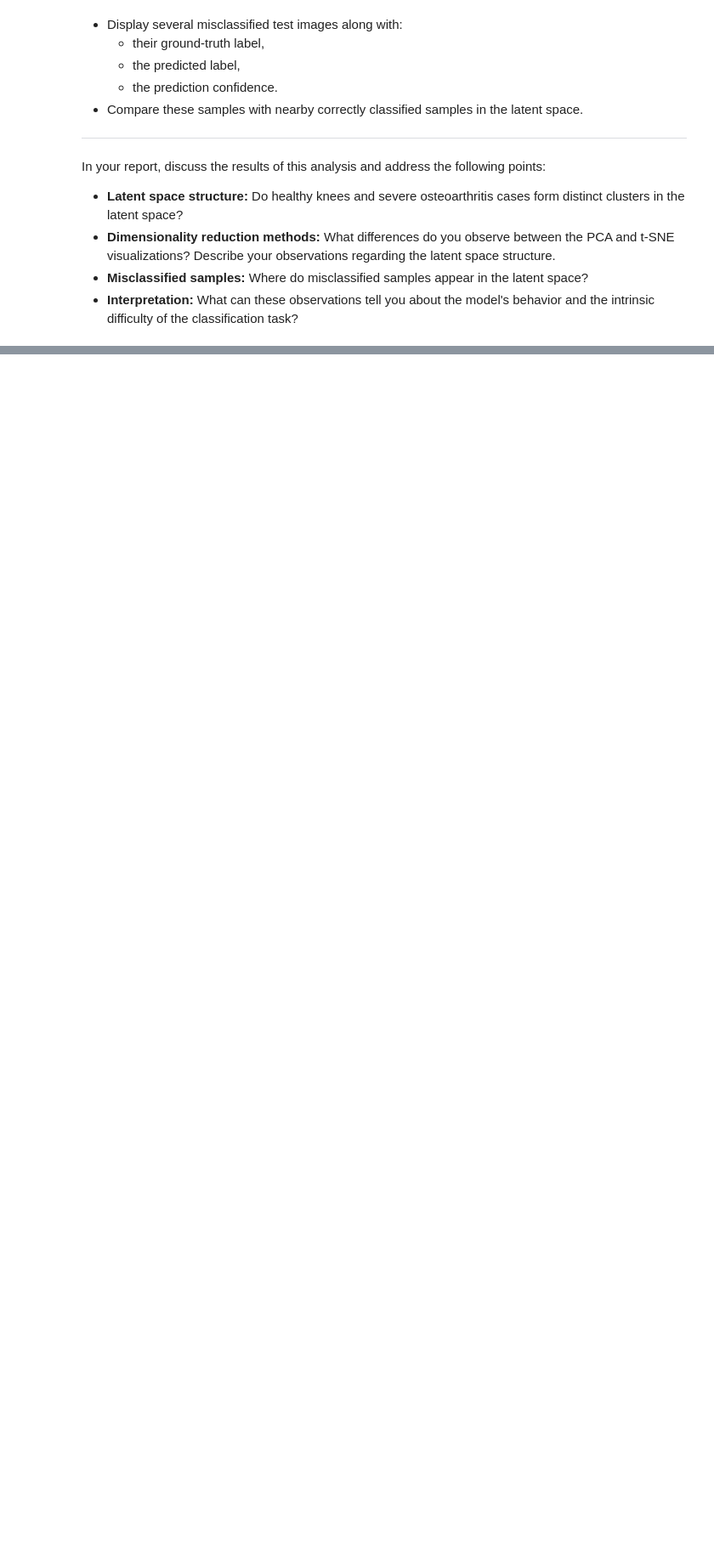
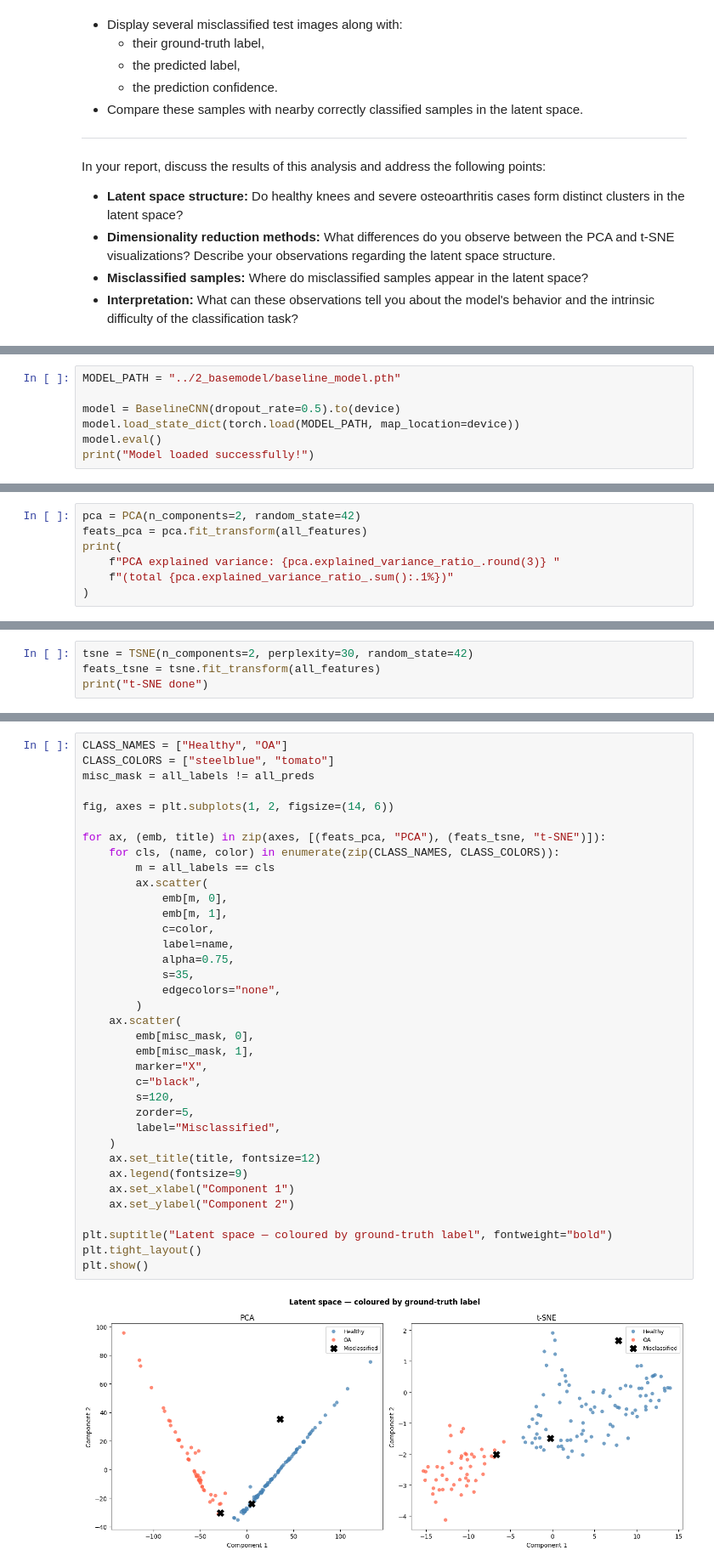
Before and after one commit to cornelka/ugentAI_kneeOA, a Jupyter notebook: notebooks/4_latentspace/latentspace.ipynb, the cells around one changed output, grey strips where cells are left out. Shown at 85% size. Cells and saved outputs as stored; diff of their text form; blank space fills up the shorter version.

```diff
--- a/notebooks/4_latentspace/latentspace.ipynb
+++ b/notebooks/4_latentspace/latentspace.ipynb
@@ -50,0 +128,7 @@ In your report, discuss the results of this analysis and address the following p
+# %%
+MODEL_PATH = "../2_basemodel/baseline_model.pth"
+
+model = BaselineCNN(dropout_rate=0.5).to(device)
+model.load_state_dict(torch.load(MODEL_PATH, map_location=device))
+model.eval()
+print("Model loaded successfully!")
@@ -50,0 +201,7 @@ In your report, discuss the results of this analysis and address the following p
+# %%
+pca = PCA(n_components=2, random_state=42)
+feats_pca = pca.fit_transform(all_features)
+print(
+    f"PCA explained variance: {pca.explained_variance_ratio_.round(3)} "
+    f"(total {pca.explained_variance_ratio_.sum():.1%})"
+)
@@ -50,0 +210,4 @@ In your report, discuss the results of this analysis and address the following p
+# %%
+tsne = TSNE(n_components=2, perplexity=30, random_state=42)
+feats_tsne = tsne.fit_transform(all_features)
+print("t-SNE done")
@@ -50,0 +216,38 @@ In your report, discuss the results of this analysis and address the following p
+# %%
+CLASS_NAMES = ["Healthy", "OA"]
+CLASS_COLORS = ["steelblue", "tomato"]
+misc_mask = all_labels != all_preds
+
+fig, axes = plt.subplots(1, 2, figsize=(14, 6))
+
+for ax, (emb, title) in zip(axes, [(feats_pca, "PCA"), (feats_tsne, "t-SNE")]):
+    for cls, (name, color) in enumerate(zip(CLASS_NAMES, CLASS_COLORS)):
+        m = all_labels == cls
+        ax.scatter(
+            emb[m, 0],
+            emb[m, 1],
+            c=color,
+            label=name,
+            alpha=0.75,
+            s=35,
+            edgecolors="none",
+        )
+    ax.scatter(
+        emb[misc_mask, 0],
+        emb[misc_mask, 1],
+        marker="X",
+        c="black",
+        s=120,
+        zorder=5,
+        label="Misclassified",
+    )
+    ax.set_title(title, fontsize=12)
+    ax.legend(fontsize=9)
+    ax.set_xlabel("Component 1")
+    ax.set_ylabel("Component 2")
+
+plt.suptitle("Latent space — coloured by ground-truth label", fontweight="bold")
+plt.tight_layout()
+plt.show()
+# %% [output]
+[figure, added]
```
Also changed, not shown: parts of 17 cells of this notebook, 1 other file.
